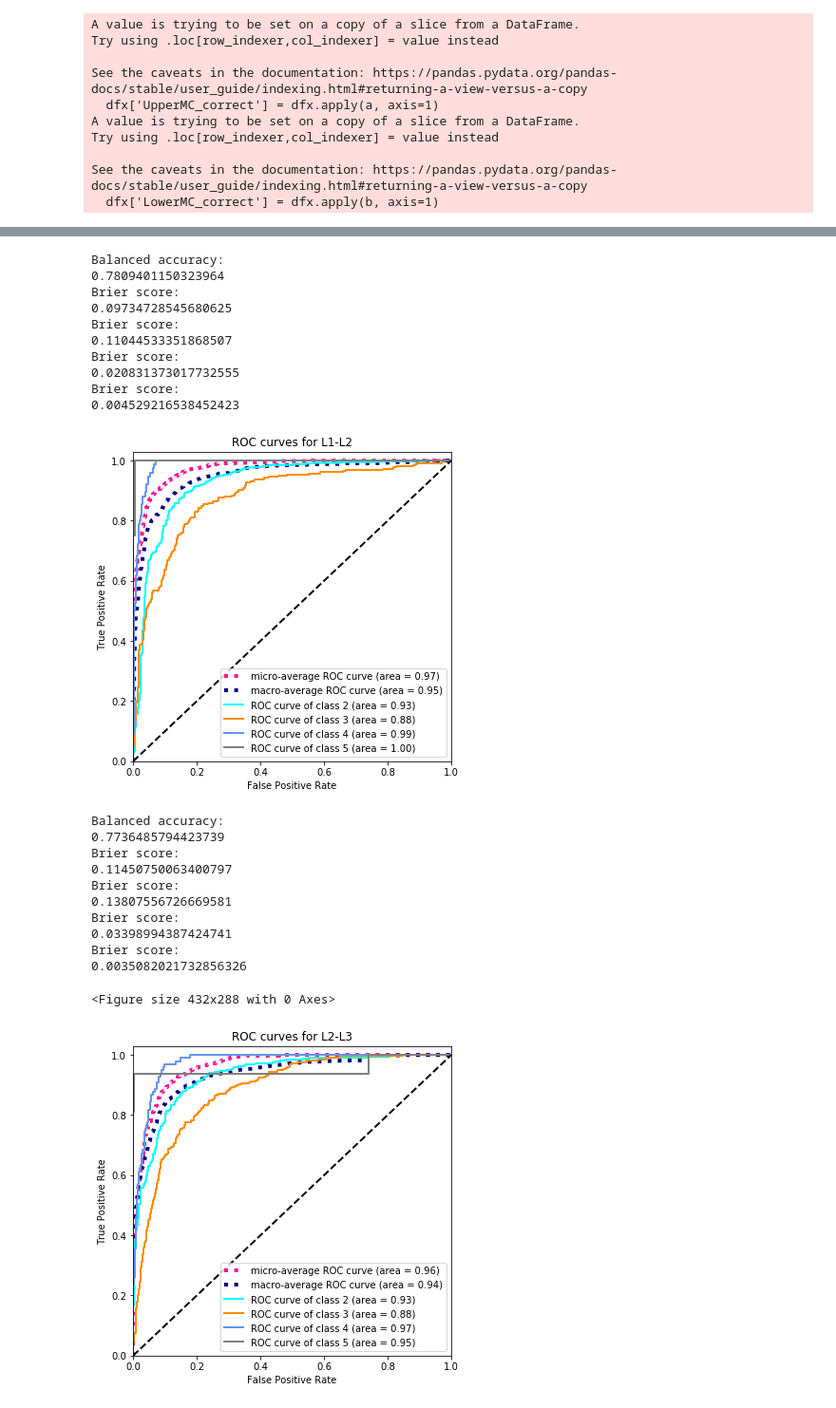
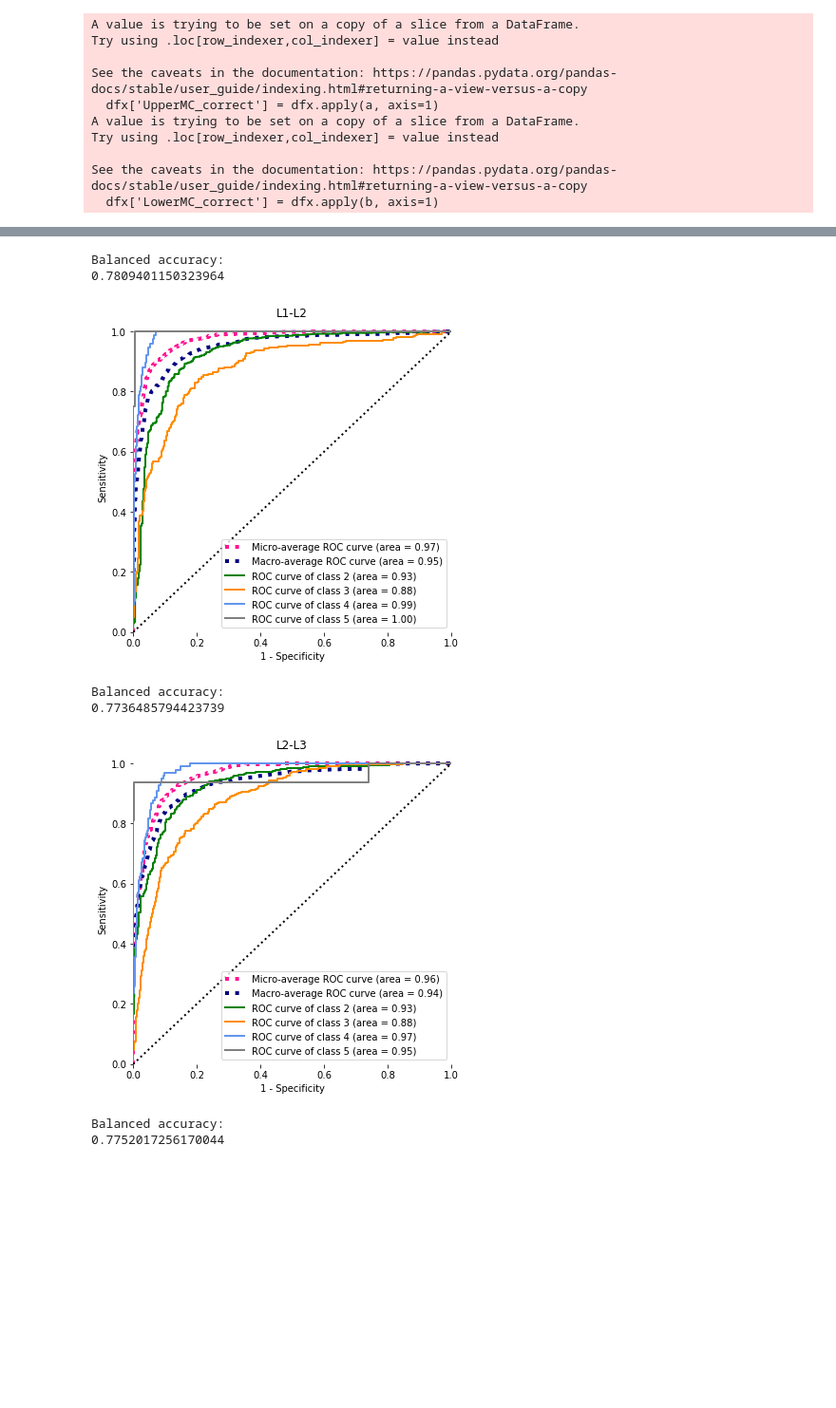
Before and after one commit to TerMcs/agrel_spinenet_external_validation, a Jupyter notebook: notebooks/ROC_curves.ipynb, the cells around one changed output, grey strips where cells are left out. Shown: that part at 95% size. Cells and saved outputs as stored; diff of their text form; code cells hidden in the pictures; blank space fills up the shorter version.

```diff
--- a/notebooks/ROC_curves.ipynb
+++ b/notebooks/ROC_curves.ipynb
@@ -117,8 +117,18 @@ sn = sn.loc[sn['Level'].isin(["L1-L2","L2-L3","L3-L4","L4-L5","L5-S1"])]
 sn['Pfirrmann'] = sn["Pfirrmann"].replace(1, 2)
 
 # sum the Pfirrmann class 1 and 2 probabilities
+def pf(row):
+    val = None
+    if row['Pfirrmann'] == 2:
+        val = row['Pfirrmann_probability_1'] + row["Pfirrmann_probability_2"]
+    elif row['Pfirrmann'] != 2:
+        val = row['Pfirrmann_probability']
+    return val
+
+sn['Pfirrmann_probability'] = sn.apply(pf, axis=1)
+
 sum_column = sn["Pfirrmann_probability_1"] + sn["Pfirrmann_probability_2"]
-sn["Pfirrmann_probability_2"] = sum_column
+sn["Pfirrmann_probability_1_2_sum"] = sum_column
 
 sn.rename(columns = {'source':'project_ID'}, inplace = True)
 # %%
@@ -239,6 +287,7 @@ from sklearn.preprocessing import label_binarize
 from sklearn.multiclass import OneVsRestClassifier
 # %%
 #### ROC for Pfirrmann grades ####
+
 for j in levels:
     df = dfx
     df = df.loc[df['Level'] == j]
@@ -254,7 +303,7 @@ for j in levels:
 
 
 
-    y_prob = df[["Pfirrmann_probability_2", "Pfirrmann_probability_3", "Pfirrmann_probability_4", "Pfirrmann_probability_5"]].to_numpy()
+    y_prob = df[["Pfirrmann_probability_1_2_sum", "Pfirrmann_probability_3", "Pfirrmann_probability_4", "Pfirrmann_probability_5"]].to_numpy()
 
     # for i in range(n_classes):
         # print(balanced_accuracy_score(y_test[:, i], y_prediction[:, i]))
@@ -271,27 +320,6 @@ for j in levels:
     # Compute micro-average ROC curve and ROC area
     fpr["micro"], tpr["micro"], _ = roc_curve(y_test.ravel(), y_prob.ravel())
     roc_auc["micro"] = auc(fpr["micro"], tpr["micro"])
-
-    #### For single ROC plot ####
-    lw = 2
-    # for i in range(n_classes):
-    #     plt.figure()
-    #     lw = 2
-    #     plt.plot(
-    #         fpr[i],
-    #         tpr[i],
-    #         color="darkorange",
-    #         lw=lw,
-    #         label="ROC curve (area = %0.2f)" % roc_auc[i],
-    #     )
-    #     plt.plot([0, 1], [0, 1], color="navy", lw=lw, linestyle="--")
-    #     plt.xlim([0.0, 1.0])
-    #     plt.ylim([0.0, 1.05])
-    #     plt.xlabel("False Positive Rate")
-    #     plt.ylabel("True Positive Rate")
-    #     plt.title(f"ROC for class {i+2} at level {j}")
-    #     plt.legend(loc="lower right")
-    #     plt.show()
 
     #### For overlaid ROC plots ####
     # First aggregate all false positive rates
@@ -314,61 +342,48 @@ for j in levels:
     plt.plot(
         fpr["micro"],
         tpr["micro"],
-        label="micro-average ROC curve (area = {0:0.2f})".format(roc_auc["micro"]),
+        label="Micro-average ROC curve (area = {0:0.2f})".format(roc_auc["micro"]),
         color="deeppink",
         linestyle=":",
         linewidth=4,
     )
 
     plt.plot(
         fpr["macro"],
         tpr["macro"],
-        label="macro-average ROC curve (area = {0:0.2f})".format(roc_auc["macro"]),
+        label="Macro-average ROC curve (area = {0:0.2f})".format(roc_auc["macro"]),
         color="navy",
         linestyle=":",
         linewidth=4,
     )
 
-    colors = cycle(["aqua", "darkorange", "cornflowerblue", "grey"])
+    colors = cycle(["green", "darkorange", "cornflowerblue", "gray"])
     for i, color in zip(range(n_classes), colors):
         plt.plot(
             fpr[i],
             tpr[i],
             color=color,
             lw=lw,
             label="ROC curve of class {0} (area = {1:0.2f})".format(i+2, roc_auc[i]),
         )
 
-    plt.plot([0, 1], [0, 1], "k--", lw=lw)
+    plt.plot([0, 1], [0, 1], color="black", lw=2, linestyle="dotted")
     plt.xlim([0.0, 1.0])
     plt.ylim([0.0, 1.03])
-    plt.xlabel("False Positive Rate")
-    plt.ylabel("True Positive Rate")
-    plt.title(f"ROC curves for {j}")
+    plt.xlabel("1 - Specificity")
+    plt.ylabel("Sensitivity")
+    plt.title(j)
     plt.legend(loc="lower right")
+    plt.box(False)
+
+    plt.savefig(f'../outputs/ROC_Pfirrmann_grade_{j}.svg')
     plt.show()
-    plt.savefig(f'../outputs/ROC_Pfirrmann_grade_{j}.png')
 # %% [output]
 Balanced accuracy:
 0.7809401150323964
-Brier score:
-0.09734728545680625
-Brier score:
-0.11044533351868507
-Brier score:
-0.020831373017732555
-Brier score:
-0.004529216538452423
-[figure, old version]
+[figure, new version]
 Balanced accuracy:
 0.7736485794423739
-Brier score:
-0.11450750063400797
-Brier score:
-0.13807556726669581
-Brier score:
-0.03398994387424741
-Brier score:
-0.0035082021732856326
+[figure, new version]
-<Figure size 432x288 with 0 Axes>
+Balanced accuracy:
+0.7752017256170044
-[figure, old version]
```
Also changed, not shown: parts of 6 cells of this notebook, 3 other files.
